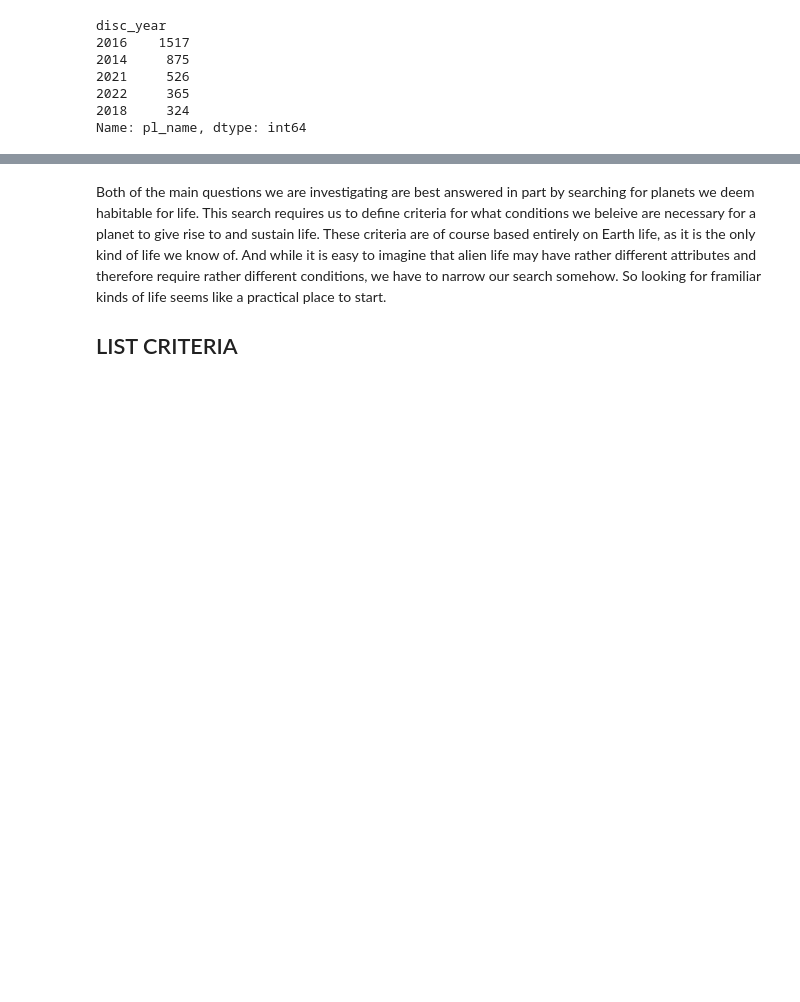
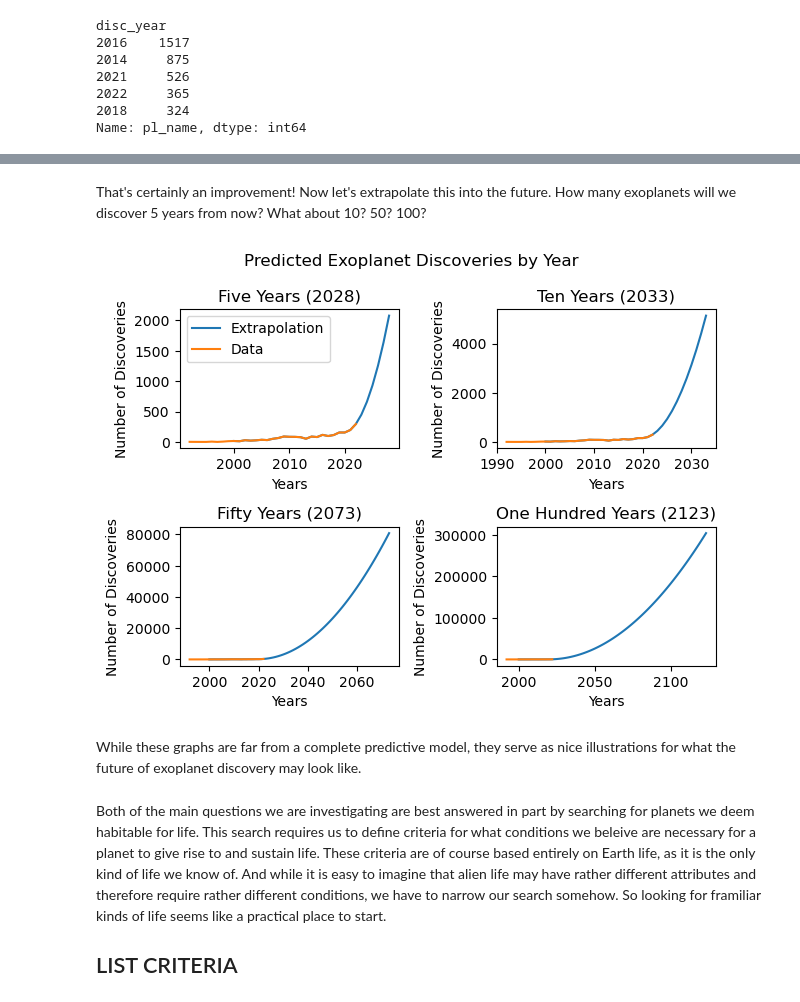
Before and after one commit to RBiebrich/NASA_Exoplanet_Data_Analysis, a Jupyter notebook: exoplanets.ipynb, the cells around one changed output, grey strips where cells are left out. Saved outputs shown, nothing was run; the diff lists cells and outputs as text; code cells hidden in the pictures; blank space fills up the shorter version.

```diff
--- a/exoplanets.ipynb
+++ b/exoplanets.ipynb
@@ -202,3 +198,53 @@ That's certainly an improvement!
+# %% [markdown]
+That's certainly an improvement! Now let's extrapolate this into the future. How many exoplanets will we discover 5 years from now? What about 10? 50? 100?
+# %%
+def extrapolate():
+
+    x = list(not_kepler_disc_per_year.index)[:-1]
+    y = list(not_kepler_disc_per_year)[:-1]
+    func = interp1d(x, y, axis=0, bounds_error=False, kind='quadratic', fill_value='extrapolate')
+
+    fig, axs = plt.subplots(2, 2)
+    fig.suptitle('Predicted Exoplanet Discoveries by Year')
+
+    x5 = list(range(2000, 2029))
+    y5 = func(x5)
+
+    axs[0, 0].plot(x5, y5)
+    axs[0, 0].plot(x, y)
+    axs[0, 0].set_title('Five Years (2028)')
+    axs[0, 0].legend(['Extrapolation', 'Data'])
+
+    x10 = list(range(2000, 2034))
+    y10 = func(x10)
+    axs[0, 1].plot(x10, y10)
+    axs[0, 1].plot(x, y)
+    axs[0, 1].set_title('Ten Years (2033)')
+
+
+    x50 = list(range(2000, 2074))
+    y50 = func(x50)
+    axs[1, 0].plot(x50, y50)
+    axs[1, 0].plot(x, y)
+    axs[1, 0].set_title('Fifty Years (2073)')
+
+    x100 = list(range(2000, 2124))
+    y100 = func(x100)
+    axs[1, 1].plot(x100, y100)
+    axs[1, 1].plot(x, y)
+    axs[1, 1].set_title('One Hundred Years (2123)')
+
+    for ax in axs.flat:
+        ax.set(xlabel='Years', ylabel='Number of Discoveries')
+    fig.tight_layout()
+
+    plt.show()
+
+extrapolate()
+# %% [output]
+[figure, added]
+# %% [markdown]
+While these graphs are far from a complete predictive model, they serve as nice illustrations for what the future of exoplanet discovery may look like.
 # %% [markdown]
 Both of the main questions we are investigating are best answered in part by searching for planets we deem habitable for life. This search requires us to define criteria for what conditions we beleive are necessary for a planet to give rise to and sustain life. These criteria are of course based entirely on Earth life, as it is the only kind of life we know of. And while it is easy to imagine that alien life may have rather different attributes and therefore require rather different conditions, we have to narrow our search somehow. So looking for framiliar kinds of life seems like a practical place to start.
 
```
Also changed, not shown: parts of 11 cells of this notebook, 1 other file.
